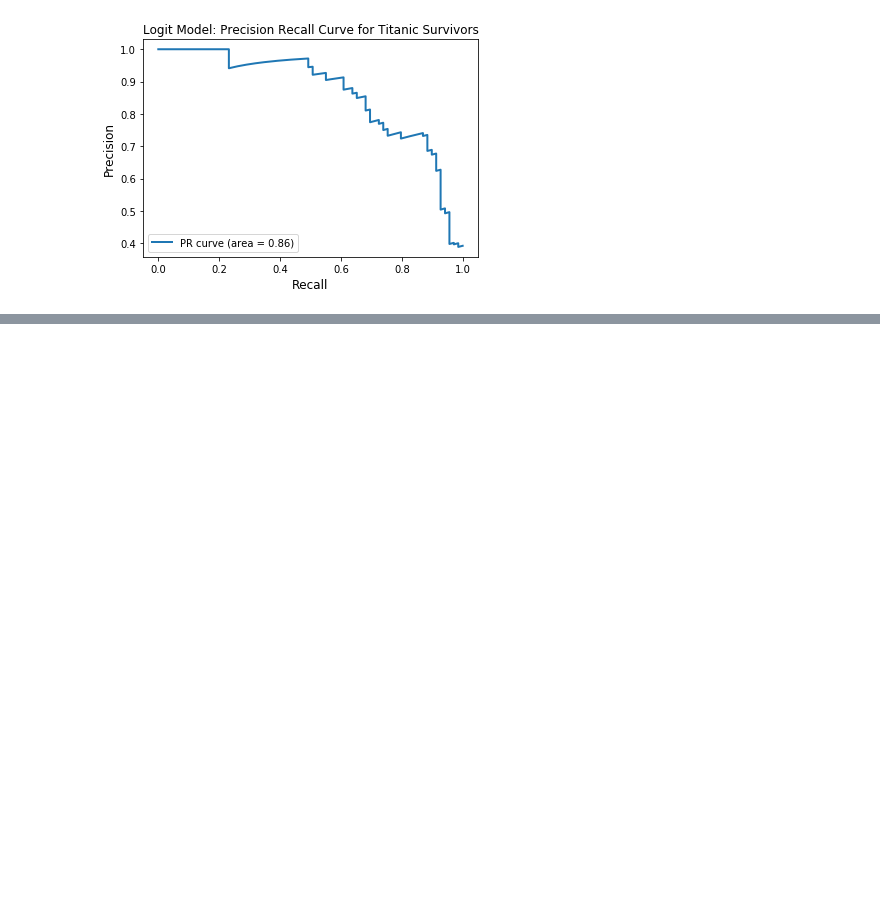
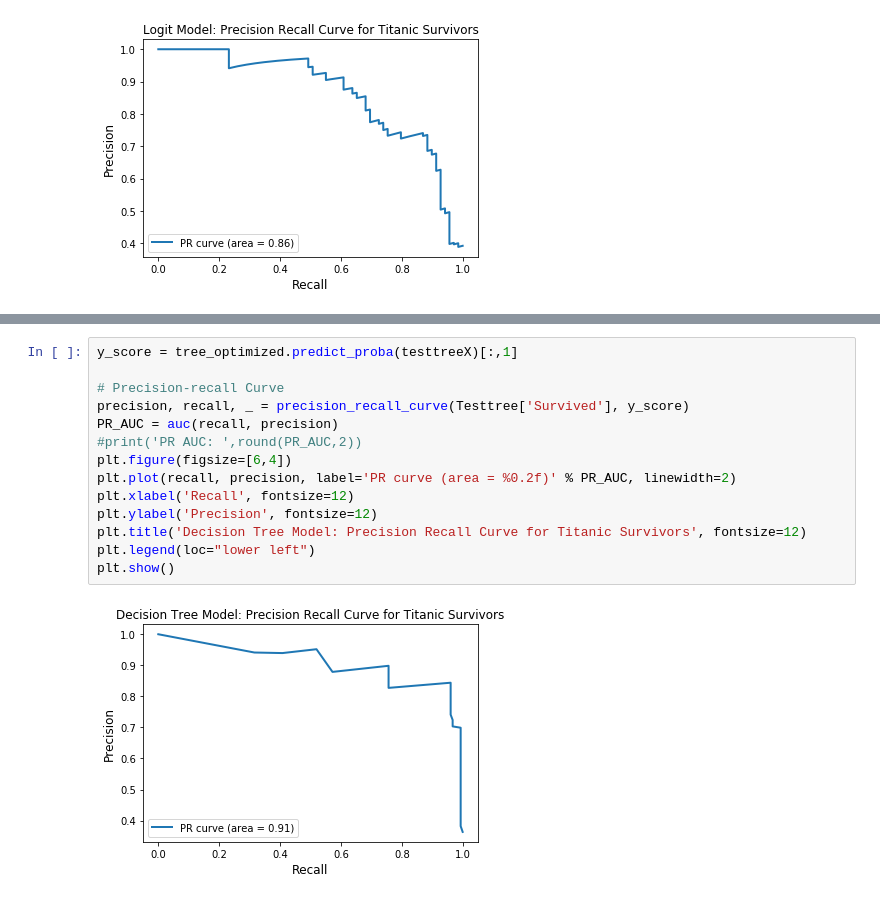
Before and after one commit to CoolGIRLCOCO/Project-Titantic-Survival-Prediction-ToBContinuted, a Jupyter notebook: Predict Survival on Titanic Datasets Using Classification Methods(Part 2).ipynb, the cells around one changed output, grey strips where cells are left out. Cells and saved outputs as stored; diff of their text form; blank space fills up the shorter version.

```diff
--- a/Predict Survival on Titanic Datasets Using Classification Methods(Part 2).ipynb
+++ b/Predict Survival on Titanic Datasets Using Classification Methods(Part 2).ipynb
@@ -850,0 +1039,16 @@ All evaluation metrics are better than metrics of purely linear logistic regress
+# %%
+y_score = tree_optimized.predict_proba(testtreeX)[:,1]
+
+# Precision-recall Curve
+precision, recall, _ = precision_recall_curve(Testtree['Survived'], y_score)
+PR_AUC = auc(recall, precision)
+#print('PR AUC: ',round(PR_AUC,2))
+plt.figure(figsize=[6,4])
+plt.plot(recall, precision, label='PR curve (area = %0.2f)' % PR_AUC, linewidth=2)
+plt.xlabel('Recall', fontsize=12)
+plt.ylabel('Precision', fontsize=12)
+plt.title('Decision Tree Model: Precision Recall Curve for Titanic Survivors', fontsize=12)
+plt.legend(loc="lower left")
+plt.show()
+# %% [output]
+[figure, added]
```
Also changed, not shown: parts of 15 cells of this notebook.
